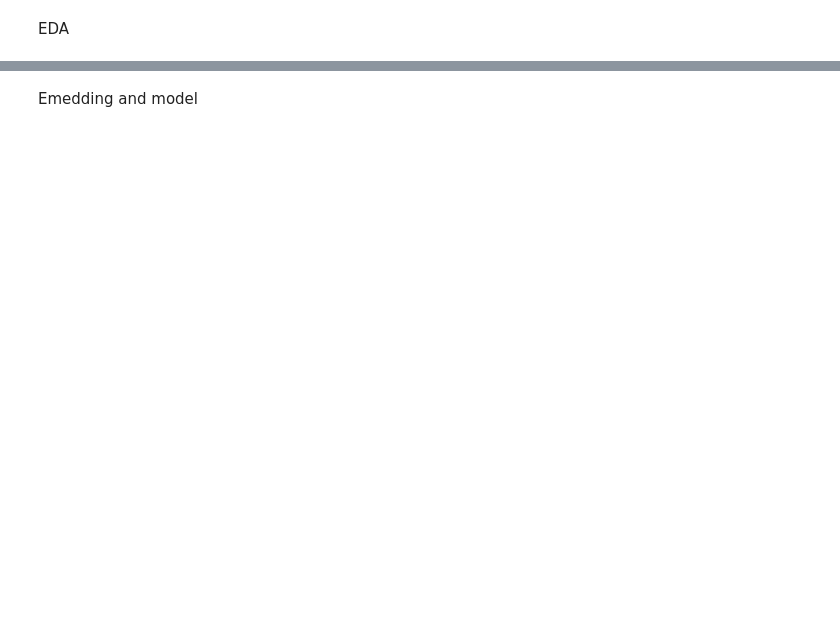
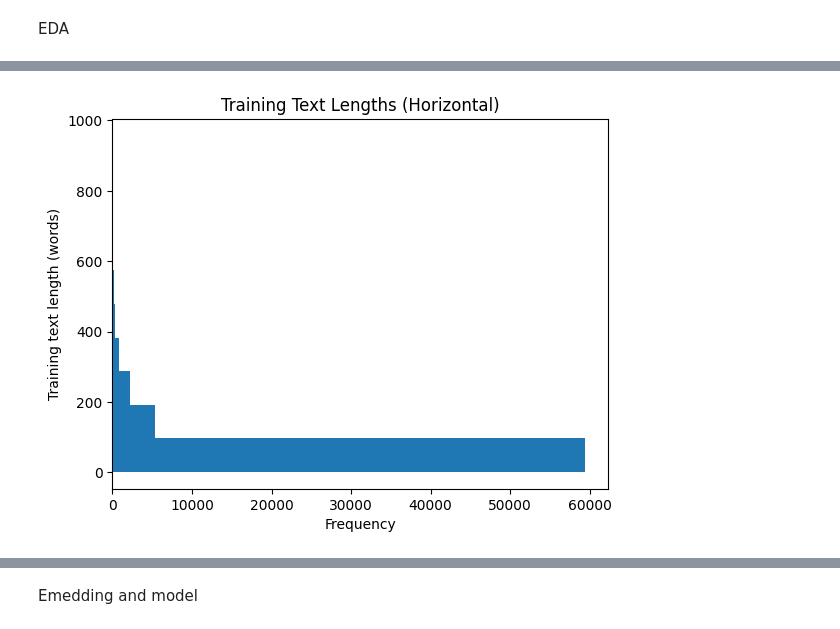
Before and after one commit to Ephab/TextCNN, a Jupyter notebook: TextCNN.ipynb, the cells around one changed output, grey strips where cells are left out. Cells and saved outputs as stored; diff of their text form; code cells hidden in the pictures; blank space fills up the shorter version.

```diff
--- a/TextCNN.ipynb
+++ b/TextCNN.ipynb
@@ -48,0 +124,4 @@ plt.show()
+# %%
+train_df["length"] = train_df["text"].apply(lambda x: len(x.split()))
+test_df["length"] = test_df["text"].apply(lambda x: len(x.split()))
+train_df, test_df
@@ -48,0 +146,8 @@ plt.show()
+# %%
+plt.hist(train_df['length'], orientation='horizontal')
+plt.xlabel("Frequency")
+plt.ylabel("Training text length (words)")
+plt.title("Training Text Lengths (Horizontal)")
+plt.show()
+# %% [output]
+[figure, added]
```
Also changed, not shown: parts of 29 cells of this notebook.
